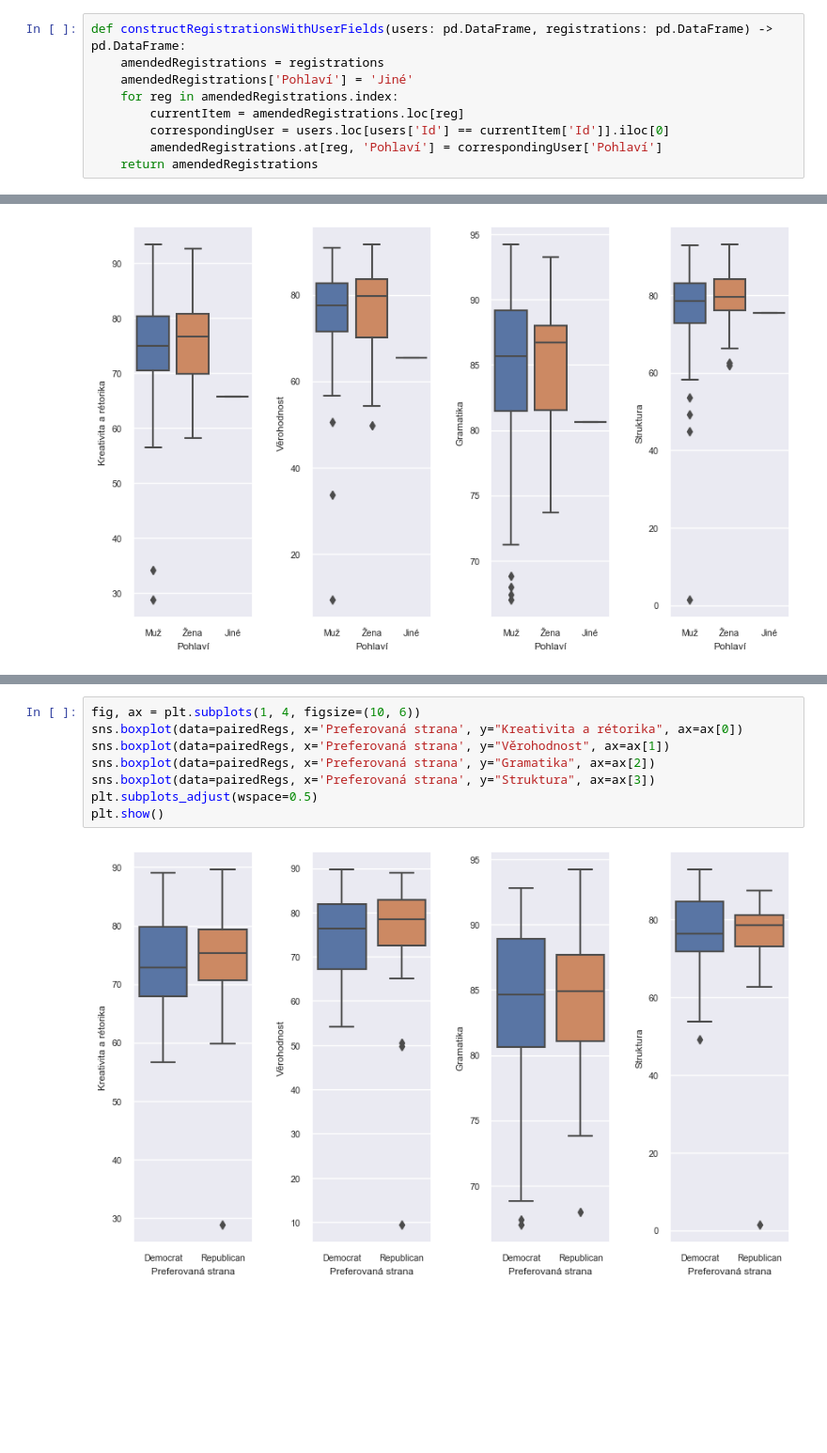
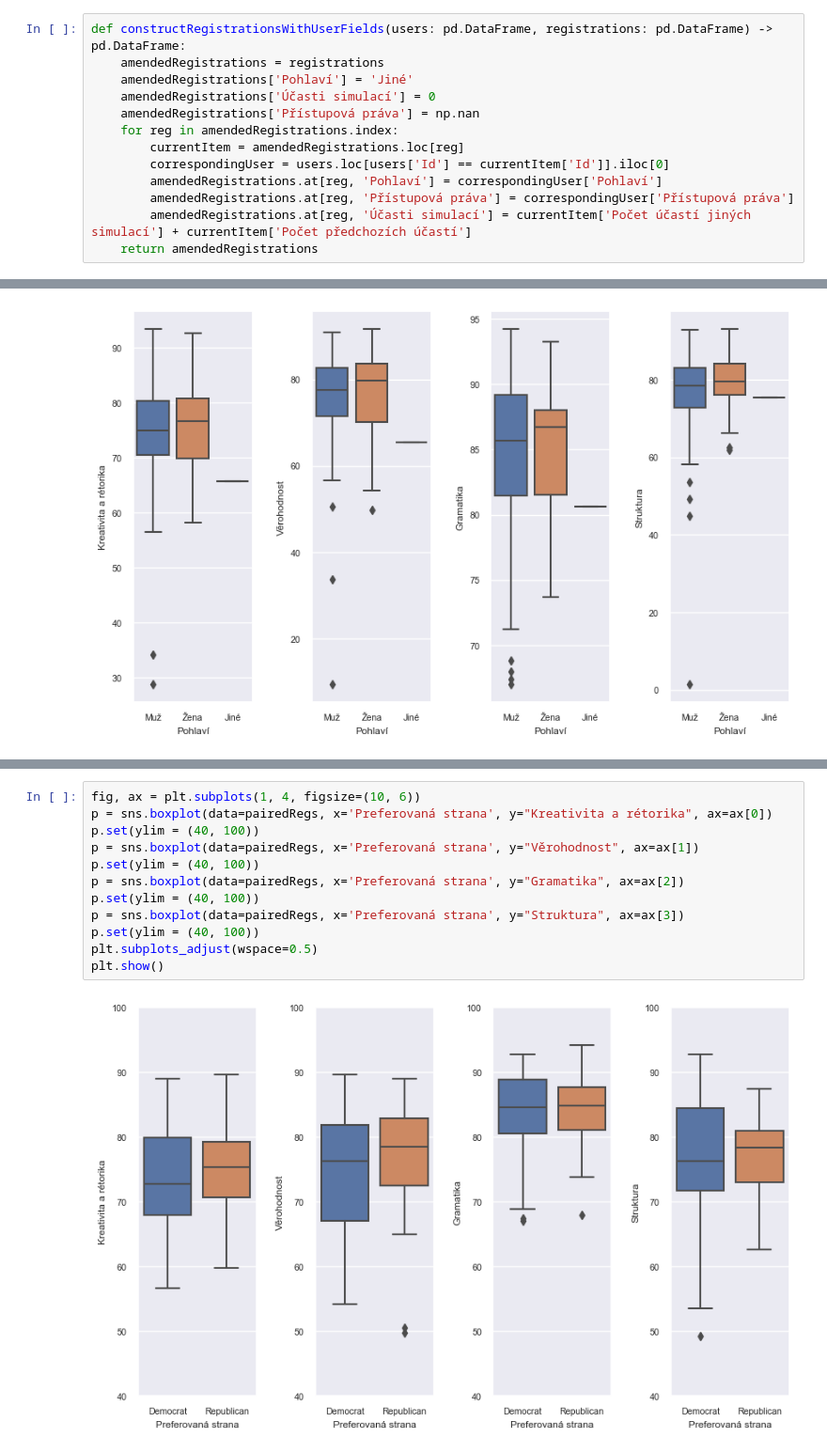
Before and after one commit to Neathac/Amkon-analysis, a Jupyter notebook: 2023_analysis.ipynb, the cells around one changed output, grey strips where cells are left out. Shown at 94% size. Cells and saved outputs as stored; diff of their text form; blank space fills up the shorter version.

```diff
--- a/2023_analysis.ipynb
+++ b/2023_analysis.ipynb
@@ -23,10 +23,14 @@ def removeAdminsAndOrgs(d: pd.DataFrame) -> pd.DataFrame:
 def constructRegistrationsWithUserFields(users: pd.DataFrame, registrations: pd.DataFrame) -> pd.DataFrame:
     amendedRegistrations = registrations
     amendedRegistrations['Pohlaví'] = 'Jiné'
+    amendedRegistrations['Účasti simulací'] = 0
+    amendedRegistrations['Přístupová práva'] = np.nan
     for reg in amendedRegistrations.index:
         currentItem = amendedRegistrations.loc[reg]
         correspondingUser = users.loc[users['Id'] == currentItem['Id']].iloc[0]
         amendedRegistrations.at[reg, 'Pohlaví'] = correspondingUser['Pohlaví']
+        amendedRegistrations.at[reg, 'Přístupová práva'] = correspondingUser['Přístupová práva']
+        amendedRegistrations.at[reg, 'Účasti simulací'] = currentItem['Počet účastí jiných simulací'] + currentItem['Počet předchozích účastí']
     return amendedRegistrations
 # %%
 def constructTransactionsWithUserAndRegFields(users: pd.DataFrame, registrations: pd.DataFrame, transactions: pd.DataFrame) -> pd.DataFrame:
@@ -411,10 +539,14 @@ plt.show()
 # %%
 fig, ax = plt.subplots(1, 4, figsize=(10, 6))
-sns.boxplot(data=pairedRegs, x='Preferovaná strana', y="Kreativita a rétorika", ax=ax[0])
-sns.boxplot(data=pairedRegs, x='Preferovaná strana', y="Věrohodnost", ax=ax[1])
-sns.boxplot(data=pairedRegs, x='Preferovaná strana', y="Gramatika", ax=ax[2])
-sns.boxplot(data=pairedRegs, x='Preferovaná strana', y="Struktura", ax=ax[3])
+p = sns.boxplot(data=pairedRegs, x='Preferovaná strana', y="Kreativita a rétorika", ax=ax[0])
+p.set(ylim = (40, 100))
+p = sns.boxplot(data=pairedRegs, x='Preferovaná strana', y="Věrohodnost", ax=ax[1])
+p.set(ylim = (40, 100))
+p = sns.boxplot(data=pairedRegs, x='Preferovaná strana', y="Gramatika", ax=ax[2])
+p.set(ylim = (40, 100))
+p = sns.boxplot(data=pairedRegs, x='Preferovaná strana', y="Struktura", ax=ax[3])
+p.set(ylim = (40, 100))
 plt.subplots_adjust(wspace=0.5)
 plt.show()
 # %% [output]
-[figure, old version]
+[figure, new version]
```
Also changed, not shown: parts of 49 cells of this notebook.
